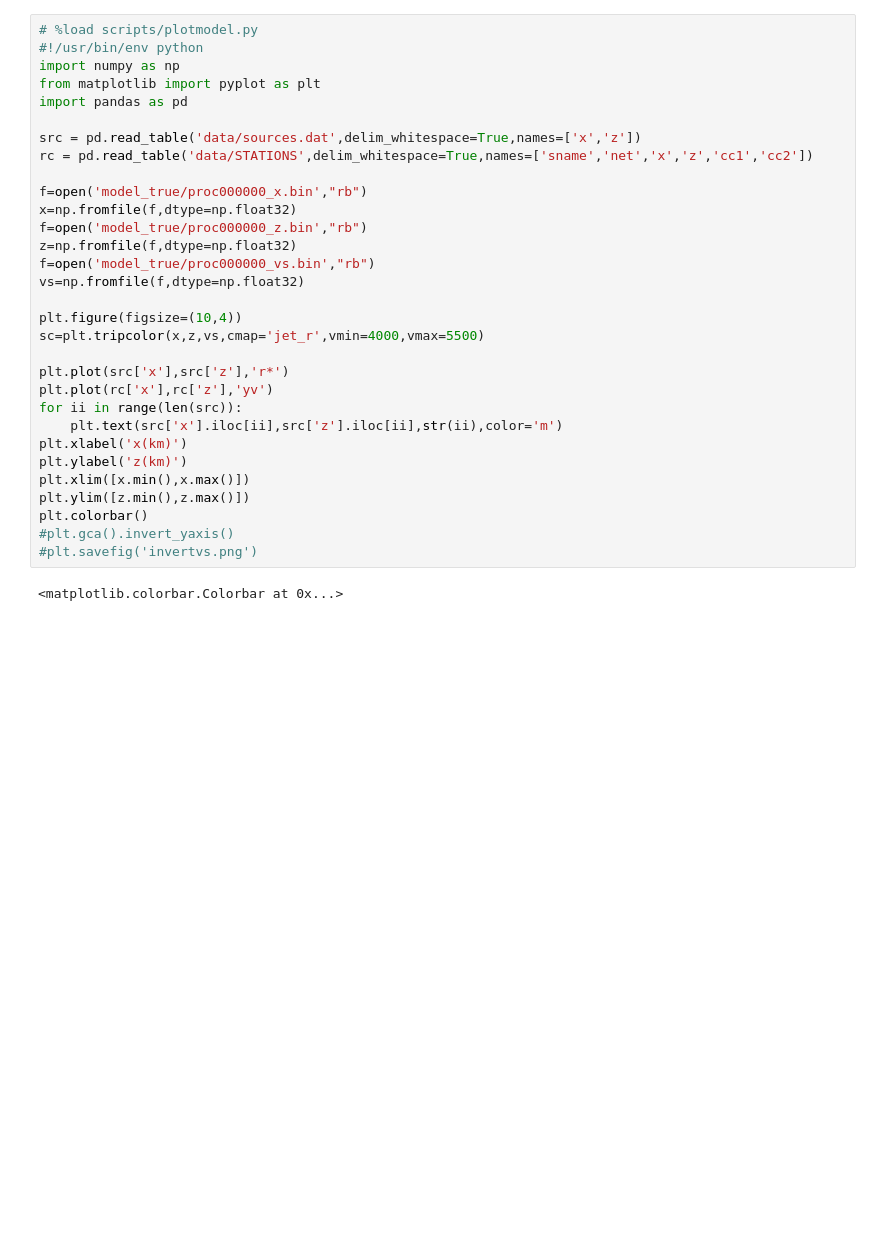
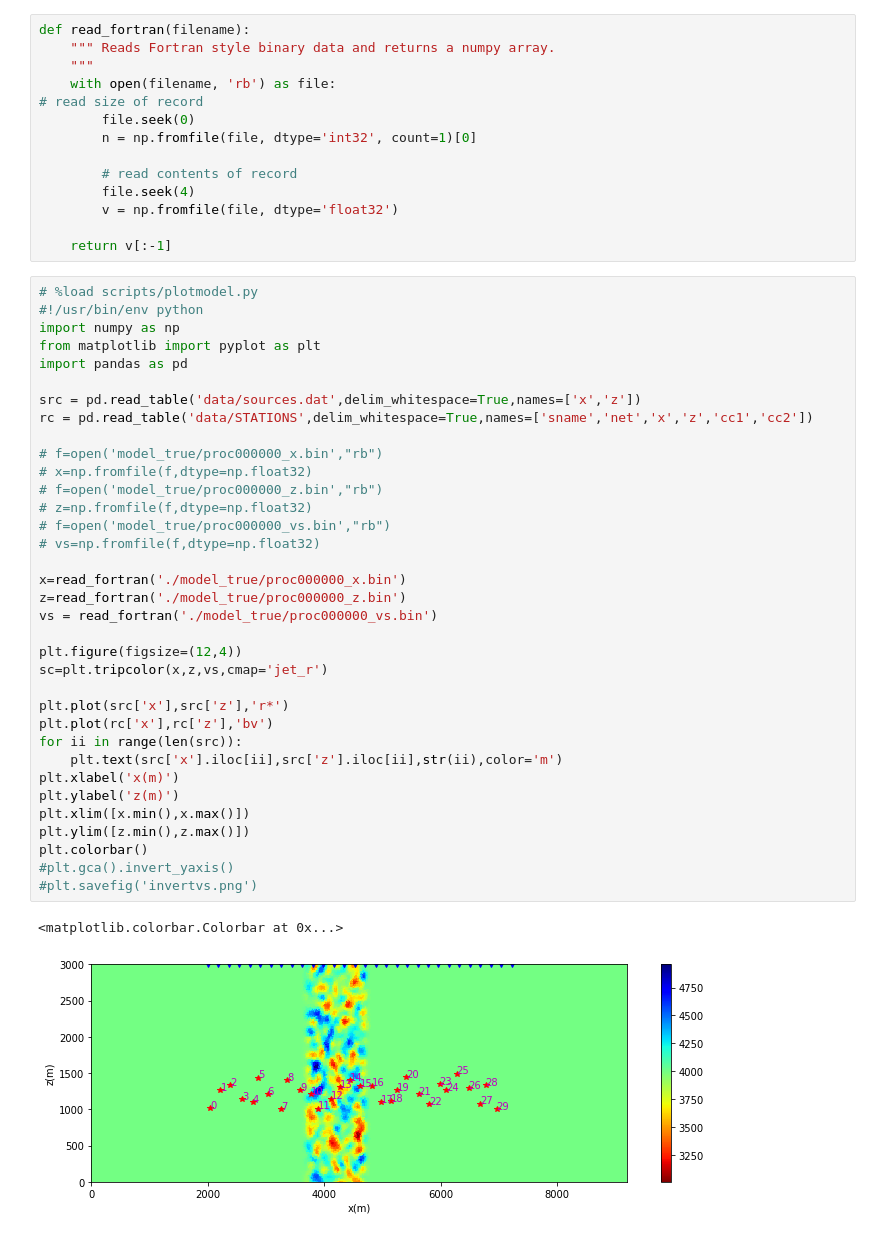
Before and after one commit to HongjianFang/ScatterTomo, a Jupyter notebook: scatterimaging.ipynb, the cells around one changed output. Cells and saved outputs as stored; diff of their text form; blank space fills up the shorter version.

Commit message:
change models

```diff
--- a/scatterimaging.ipynb
+++ b/scatterimaging.ipynb
@@ -1,33 +1,51 @@
+# %%
+def read_fortran(filename):
+    """ Reads Fortran style binary data and returns a numpy array.
+    """
+    with open(filename, 'rb') as file:                                                                              # read size of record
+        file.seek(0)
+        n = np.fromfile(file, dtype='int32', count=1)[0]
+
+        # read contents of record
+        file.seek(4)
+        v = np.fromfile(file, dtype='float32')
+
+    return v[:-1]
 # %%
 # %load scripts/plotmodel.py
 #!/usr/bin/env python
 import numpy as np
 from matplotlib import pyplot as plt
 import pandas as pd
 
 src = pd.read_table('data/sources.dat',delim_whitespace=True,names=['x','z'])
 rc = pd.read_table('data/STATIONS',delim_whitespace=True,names=['sname','net','x','z','cc1','cc2'])
 
-f=open('model_true/proc000000_x.bin',"rb")
-x=np.fromfile(f,dtype=np.float32)
-f=open('model_true/proc000000_z.bin',"rb")
-z=np.fromfile(f,dtype=np.float32)
-f=open('model_true/proc000000_vs.bin',"rb")
-vs=np.fromfile(f,dtype=np.float32)
+# f=open('model_true/proc000000_x.bin',"rb")
+# x=np.fromfile(f,dtype=np.float32)
+# f=open('model_true/proc000000_z.bin',"rb")
+# z=np.fromfile(f,dtype=np.float32)
+# f=open('model_true/proc000000_vs.bin',"rb")
+# vs=np.fromfile(f,dtype=np.float32)
 
-plt.figure(figsize=(10,4))
-sc=plt.tripcolor(x,z,vs,cmap='jet_r',vmin=4000,vmax=5500)
+x=read_fortran('./model_true/proc000000_x.bin')
+z=read_fortran('./model_true/proc000000_z.bin')
+vs = read_fortran('./model_true/proc000000_vs.bin')
+
+plt.figure(figsize=(12,4))
+sc=plt.tripcolor(x,z,vs,cmap='jet_r')
 
 plt.plot(src['x'],src['z'],'r*')
-plt.plot(rc['x'],rc['z'],'yv')
+plt.plot(rc['x'],rc['z'],'bv')
 for ii in range(len(src)):
     plt.text(src['x'].iloc[ii],src['z'].iloc[ii],str(ii),color='m')
-plt.xlabel('x(km)')
-plt.ylabel('z(km)')
+plt.xlabel('x(m)')
+plt.ylabel('z(m)')
 plt.xlim([x.min(),x.max()])
 plt.ylim([z.min(),z.max()])
 plt.colorbar()
 #plt.gca().invert_yaxis()
 #plt.savefig('invertvs.png')
 # %% [output]
 <matplotlib.colorbar.Colorbar at 0x...>
+[figure, added]
```
Also changed, not shown: parts of 16 cells of this notebook, 33 other files.
